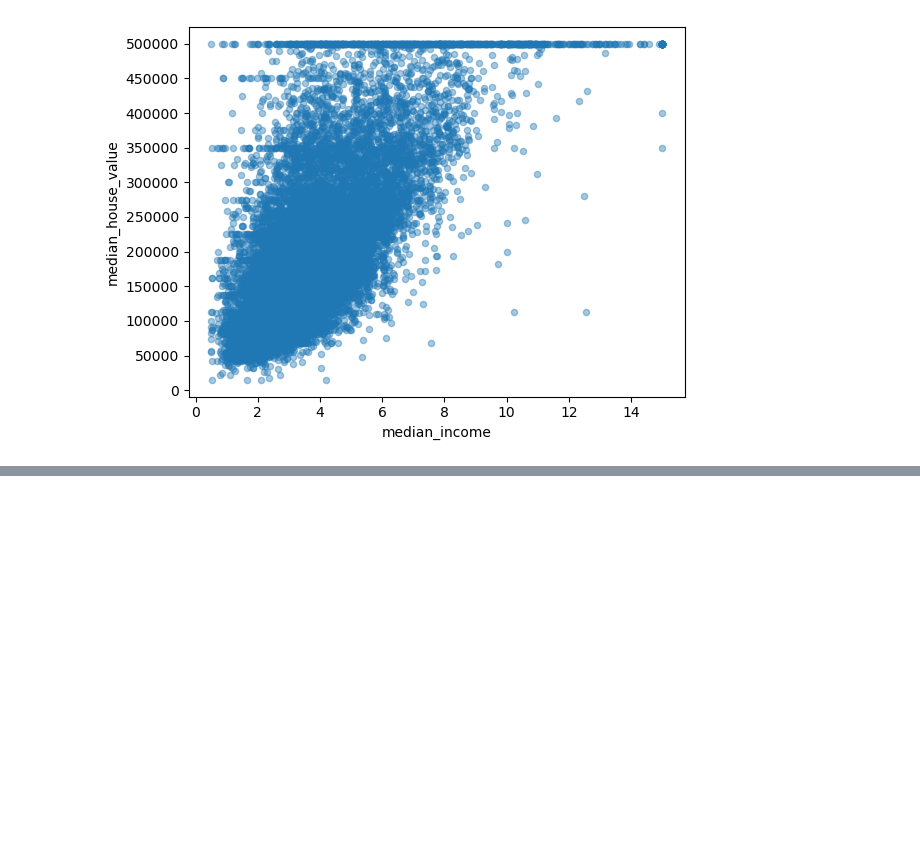
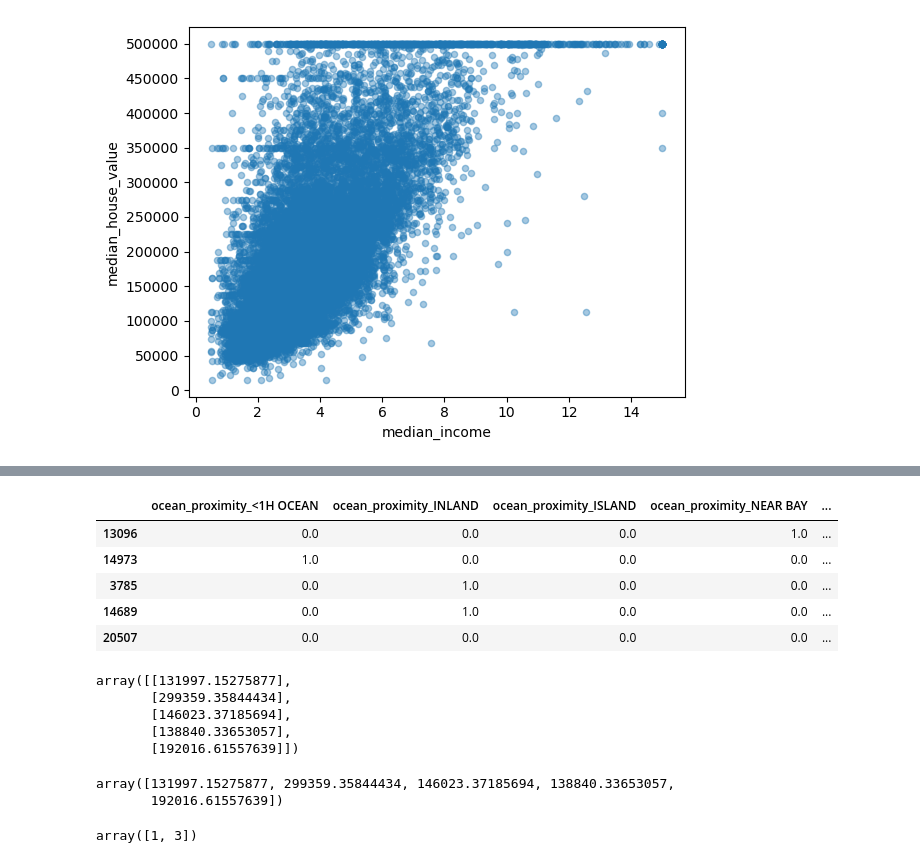
Before and after one commit to ikartiksavaliya/Hands-On-Machine-Learning-Projects, a Jupyter notebook: Chapter-2-end-to-end-ml.ipynb, the cells around one changed output, grey strips where cells are left out. Drawn from its saved outputs; the diff is of its cells as text; code cells hidden in the pictures; blank space fills up the shorter version.

```diff
--- a/Chapter-2-end-to-end-ml.ipynb
+++ b/Chapter-2-end-to-end-ml.ipynb
@@ -333,0 +371,13 @@ array([[-1.2242e+02,  3.7800e+01,  5.2000e+01, ...,  1.5760e+03,
+# %%
+#well it was a array which is not much meaning full so let's convert this array into dataframe.
+one_hot_encoder = OneHotEncoder(sparse_output=False)
+housing_cat_arr=one_hot_encoder.fit_transform(train_set_n[['ocean_proximity']])
+housing_cat_df = pd.DataFrame(housing_cat_arr,columns=one_hot_encoder.get_feature_names_out(),index=train_set_n.index)
+housing_cat_df.head()
+# %% [output]
+|  | ocean_proximity_<1H OCEAN | ocean_proximity_INLAND | ocean_proximity_ISLAND | ocean_proximity_NEAR BAY | ... |
+| 13096 | 0.0 | 0.0 | 0.0 | 1.0 | ... |
+| 14973 | 1.0 | 0.0 | 0.0 | 0.0 | ... |
+| 3785 | 0.0 | 1.0 | 0.0 | 0.0 | ... |
+| 14689 | 0.0 | 1.0 | 0.0 | 0.0 | ... |
+| 20507 | 0.0 | 0.0 | 0.0 | 0.0 | ... |
@@ -333,0 +407,44 @@ array([[-1.2242e+02,  3.7800e+01,  5.2000e+01, ...,  1.5760e+03,
+# %%
+# since we are studying the transformation if we transform the label data how we understand the real values here inverse transform func come to play.
+scaler =StandardScaler()
+labels=scaler.fit_transform(housing_lable.to_frame())
+# print(labels)
+from sklearn.linear_model import LinearRegression
+
+model = LinearRegression()
+model.fit(housing[['median_income']],labels)
+
+pred = model.predict(housing[['median_income']][:5])
+scaler.inverse_transform(pred)
+# %% [output]
+array([[131997.15275877],
+       [299359.35844434],
+       [146023.37185694],
+       [138840.33653057],
+       [192016.61557639]])
+# %%
+# well we can do all the things just by one function not need to go this long way
+
+from sklearn.compose import TransformedTargetRegressor
+
+model =TransformedTargetRegressor(LinearRegression(),transformer=StandardScaler())
+model.fit(housing[['median_income']],housing_lable)
+
+model.predict(housing[['median_income']][:5])
+# %% [output]
+array([131997.15275877, 299359.35844434, 146023.37185694, 138840.33653057,
+       192016.61557639])
+# %%
+# Now let's see how you can create you own tranfrom func. Many time you needs to create you own transformation func for various transformation
+from sklearn.preprocessing import FunctionTransformer
+
+log_transformer = FunctionTransformer(np.log,np.exp)
+log_values = log_transformer.transform(housing['housing_median_age'])
+# print(housing['housing_median_age'])
+log_values
+
+#you can also create new transfomer from a old transformer and give parameter of the old one in new as a fix values
+a=np.array([[1,2],[3,4]])
+a[:,0]
+# %% [output]
+array([1, 3])
```
Also changed, not shown: parts of 11 cells of this notebook, 1 other file.
